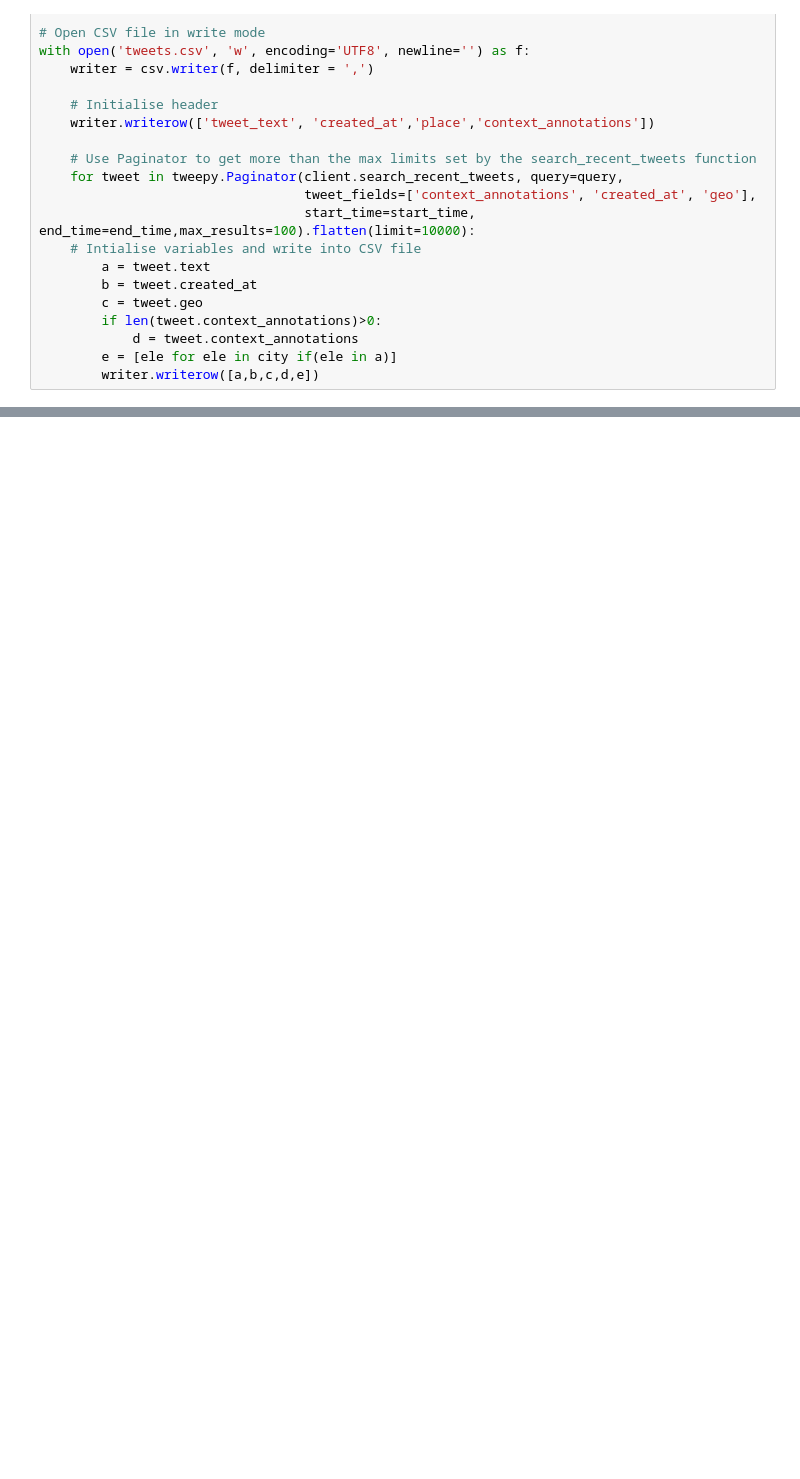
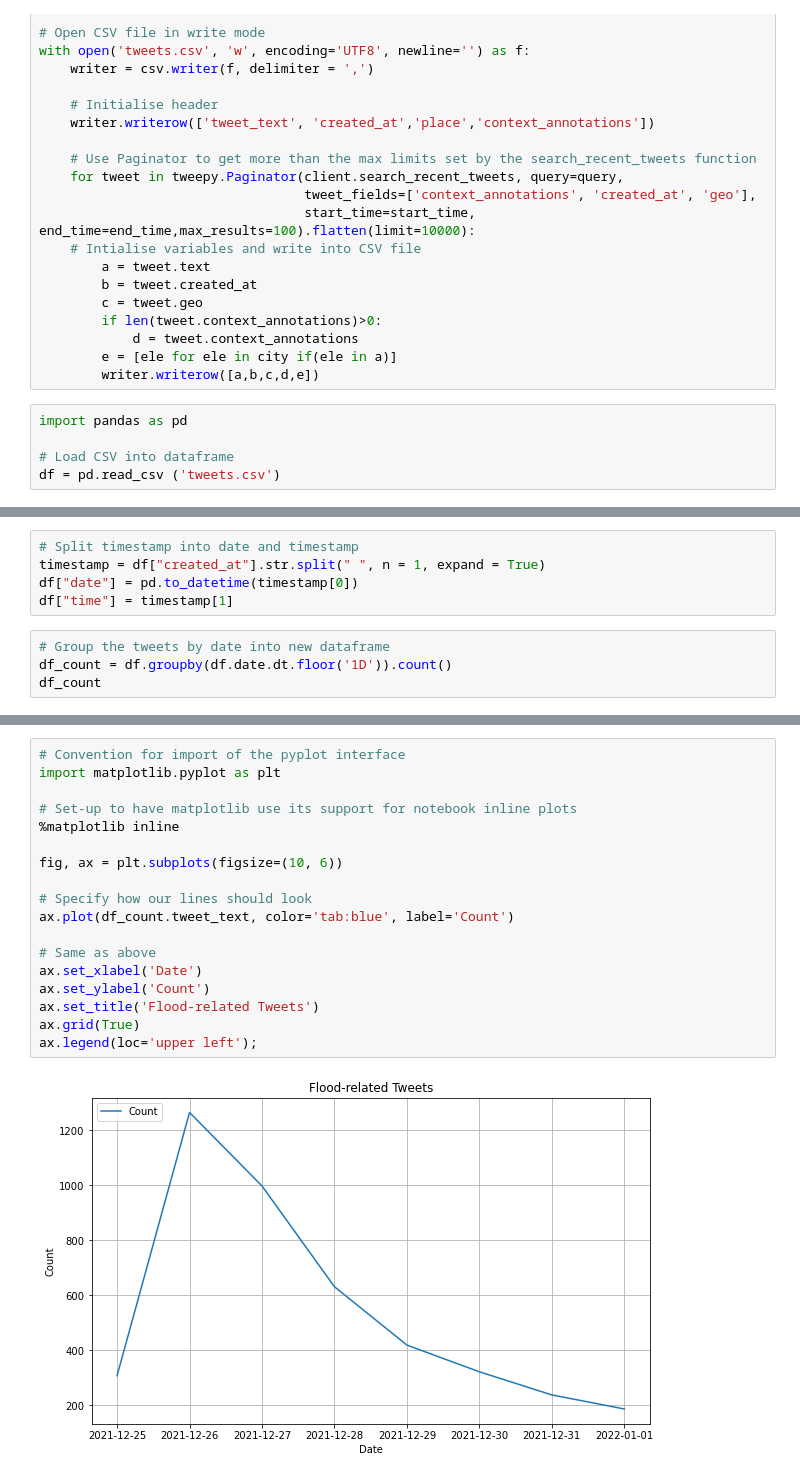
Before and after one commit to wilsonkw97/WeWarnYou, a Jupyter notebook: Data Collection and Pre-processing.ipynb, the cells around one changed output, grey strips where cells are left out. Saved outputs shown, nothing was run; the diff lists cells and outputs as text; blank space fills up the shorter version.

Commit message:
Created 1 time-series flood-related tweets line graph

```diff
--- a/Data Collection and Pre-processing.ipynb
+++ b/Data Collection and Pre-processing.ipynb
@@ -65,3 +66,8 @@ with open('tweets.csv', 'w', encoding='UTF8', newline='') as f:
             d = tweet.context_annotations
         e = [ele for ele in city if(ele in a)]
         writer.writerow([a,b,c,d,e])
+# %%
+import pandas as pd
+
+# Load CSV into dataframe
+df = pd.read_csv ('tweets.csv')
@@ -67,0 +83,9 @@ with open('tweets.csv', 'w', encoding='UTF8', newline='') as f:
+# %%
+# Split timestamp into date and timestamp
+timestamp = df["created_at"].str.split(" ", n = 1, expand = True)
+df["date"] = pd.to_datetime(timestamp[0])
+df["time"] = timestamp[1]
+# %%
+# Group the tweets by date into new dataframe
+df_count = df.groupby(df.date.dt.floor('1D')).count()
+df_count
@@ -67,0 +103,20 @@ with open('tweets.csv', 'w', encoding='UTF8', newline='') as f:
+# %%
+# Convention for import of the pyplot interface
+import matplotlib.pyplot as plt
+
+# Set-up to have matplotlib use its support for notebook inline plots
+%matplotlib inline
+
+fig, ax = plt.subplots(figsize=(10, 6))
+
+# Specify how our lines should look
+ax.plot(df_count.tweet_text, color='tab:blue', label='Count')
+
+# Same as above
+ax.set_xlabel('Date')
+ax.set_ylabel('Count')
+ax.set_title('Flood-related Tweets')
+ax.grid(True)
+ax.legend(loc='upper left');
+# %% [output]
+[figure, added]
```
Also changed, not shown: parts of 3 cells of this notebook.
